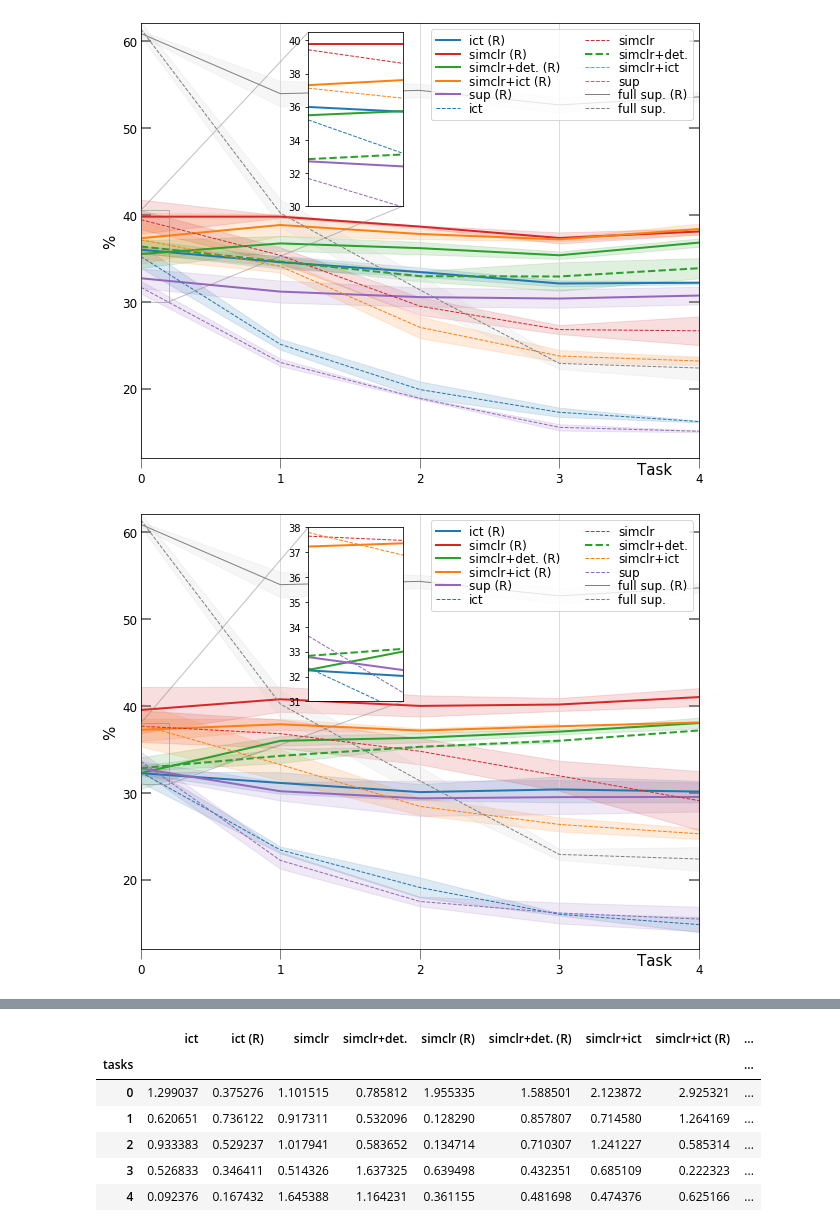
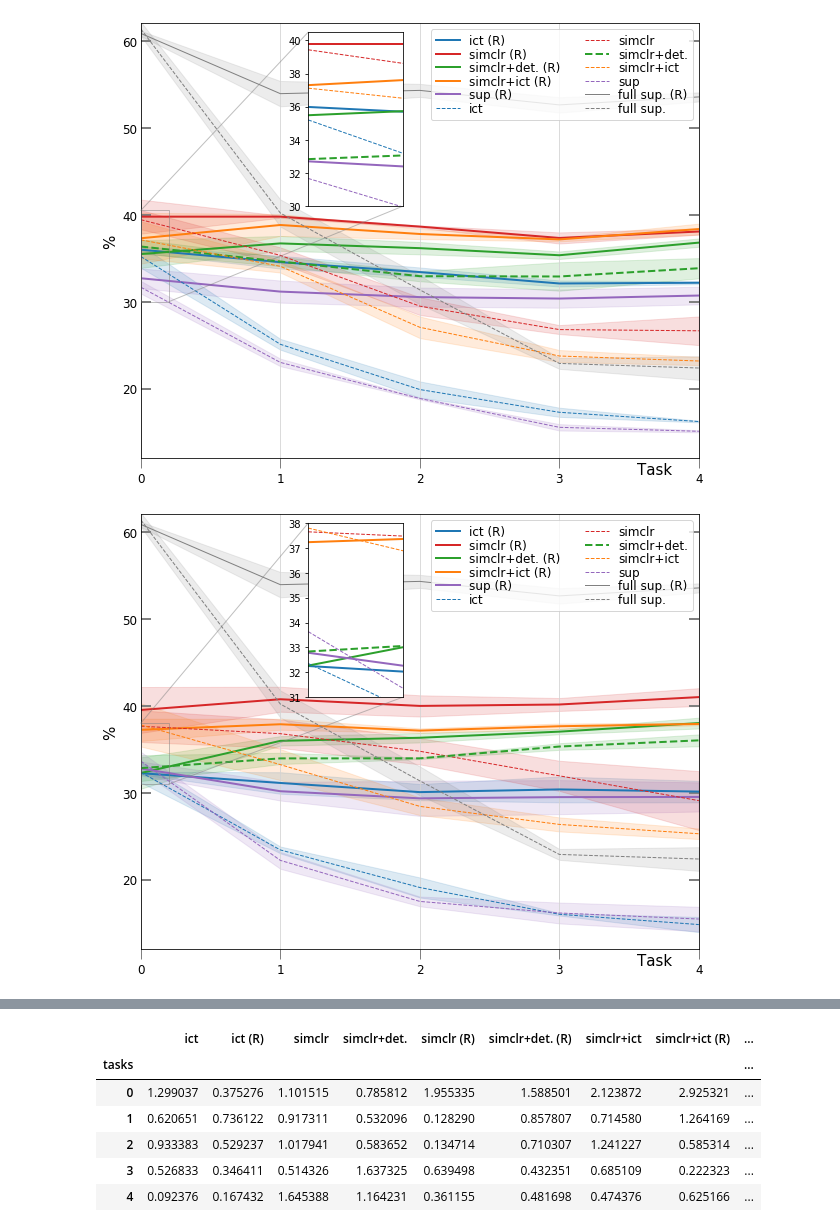
Before and after one commit to lebrice/Sequoia, a Jupyter notebook: notebooks/plots.ipynb, the cells around one changed output, grey strips where cells are left out. Drawn from its saved outputs; the diff is of its cells as text; code cells hidden in the pictures.

```diff
--- a/notebooks/Untitled1.ipynb
+++ b/notebooks/plots.ipynb
@@ -68,7 +68,7 @@ std['simclr_ict+ewc']=std_2['simclr_ict+ewc']
 mean.columns = ['ict','ict (R)','simclr','simclr+det.','simclr (R)','simclr+det. (R)','simclr+ict','simclr+ict (R)','sup','sup (R)']
 std.columns = ['ict','ict (R)','simclr','simclr+det.','simclr (R)','simclr+det. (R)','simclr+ict','simclr+ict (R)','sup','sup (R)']
 # %%
-data_full = pd.read_csv('cifar100/label_cont/005/wandb_export_2020-06-02T14_30_03.164-04_00.csv').apply(pd.to_numeric, errors='coerce')
+data_full = pd.read_csv('cifar100/label_cont/005/cifar100_005_full.csv').apply(pd.to_numeric, errors='coerce')
 cols = [c for c in data_full.columns if 'step' not in c and 'task' not in c]
 data_full= data_full[cols]
 data_full.columns = [''.join([i for i in s.split('-')[0] if not i.isdigit() and not i==' ']) for s in data_full.columns]
@@ -122,13 +122,14 @@ for name in mean.columns:
         else:
             ax.plot(x,mean[name], color=c, linestyle='--', label=name,linewidth=1)
         ax.fill_between(x, (mean[name]-std[name]), (mean[name]+std[name]), color=c, alpha=.15)
+
 for name in mean_r1.columns:
     if '(R)' in name:
         ax.plot(x,mean_r1[name], color='grey', linestyle='-', label=name, linewidth=1)
-        ax.fill_between(x, (mean_r1[name]-std_r1[name]), (mean_r1[name]+std_r1[name]), color='lightgrey', alpha=.20)
+        ax.fill_between(x, (mean_r1[name]-std_r1[name]), (mean_r1[name]+std_r1[name]), color='grey', alpha=.15)
     if not '(R)' in name:
         ax.plot(x,mean_r1[name], color='grey', linestyle='--', label=name, linewidth=1)
-        ax.fill_between(x, (mean_r1[name]-std_r1[name]), (mean_r1[name]+std_r1[name]), color='lightgrey', alpha=.20)
+        ax.fill_between(x, (mean_r1[name]-std_r1[name]), (mean_r1[name]+std_r1[name]), color='grey', alpha=.15)
 
 ax.legend(fontsize=15)
 ax.margins(x=0)
@@ -218,11 +219,11 @@ for name in mean_full.columns:
 for name in mean_r1.columns:
     if '(R)' in name:
         ax.plot(x,mean_r1[name], color='grey', linestyle='-', label=name, linewidth=1)
-        ax.fill_between(x, (mean_r1[name]-std_r1[name]), (mean_r1[name]+std_r1[name]), color='lightgrey', alpha=.20)
+        ax.fill_between(x, (mean_r1[name]-std_r1[name]), (mean_r1[name]+std_r1[name]), color='grey', alpha=.15)
 
     if not '(R)' in name:
         ax.plot(x,mean_r1[name], color='grey', linestyle='--', label=name, linewidth=1)
-        ax.fill_between(x, (mean_r1[name]-std_r1[name]), (mean_r1[name]+std_r1[name]), color='lightgrey', alpha=.20)
+        ax.fill_between(x, (mean_r1[name]-std_r1[name]), (mean_r1[name]+std_r1[name]), color='grey', alpha=.15)
 
 ax.legend(fontsize=15)
 ax.margins(x=0)
@@ -245,40 +246,40 @@ ax.xaxis.set_label_coords(0.92, -0.01)
 
 # inset axes....
 subset = 10
-axins = ax.inset_axes([0.3, 0.57, 0.17, 0.40])
+axins = ax.inset_axes([0.3, 0.58, 0.17, 0.40])
 for name in mean_full.columns:
     if '(R)' in name:
         c=colors_[name[:-4]]
         l=line_[name[:-4]]
         axins.plot(x[:subset],mean_full[name][:subset], color=c, linestyle='-', label=name, linewidth=2)
         #axins.fill_between(x[:subset], (mean[name][:subset]-std[name][:subset]), (mean[name][:subset]+std[name][:subset]), color=c, alpha=.15)
 
 for name in mean_full.columns:
     if '(R)' not in name:
         c=colors_[name]
         l=line_[name]
         if name=='simclr+det.':
             axins.plot(x[:subset],mean_full[name][:subset], color=c, linestyle='--', label=name,linewidth=2)
         else:
             axins.plot(x[:subset],mean_full[name][:subset], color=c, linestyle='--', label=name,linewidth=1)
         #axins.fill_between(x[:subset], (mean[name][:subset]-std[name][:subset]), (mean[name][:subset]+std[name][:subset]), color=c, alpha=.15)
 
 
 #axins.imshow(Z2, extent=extent, interpolation="nearest",
 #          origin="lower")
 # sub region of the original image
 x1, x2, y1, y2 = 0, 0.2, 31, 38
 axins.set_xlim(x1, x2)
 axins.set_ylim(y1, y2)
 axins.set_xticklabels('')
 #axins.set_yticklabels([30,40])
 axins.tick_params(axis='x', which='major', width = 0, color='grey',direction='in', length=10, labelsize=12, right=True)#, labelright=True)
 axins.tick_params(axis='y', which='minor', width = 1, color='grey',direction='out', length=5, labelsize=5, right=False)#, labelright=True)
 
 ax.indicate_inset_zoom(axins)
 
 plt.show()
 # %% [output]
-[figure, old version]
+[figure, new version]
 # %%
 fig.savefig('/Users/oleksostapenko/Projects/SSCL/notebooks/plots/005_label_cont/005_ewc_noewc_inser_lc.pdf', bbox_inches='tight', format='pdf', dpi=300)
```
Also changed, not shown: parts of 4 cells of this notebook, 19 other files.
